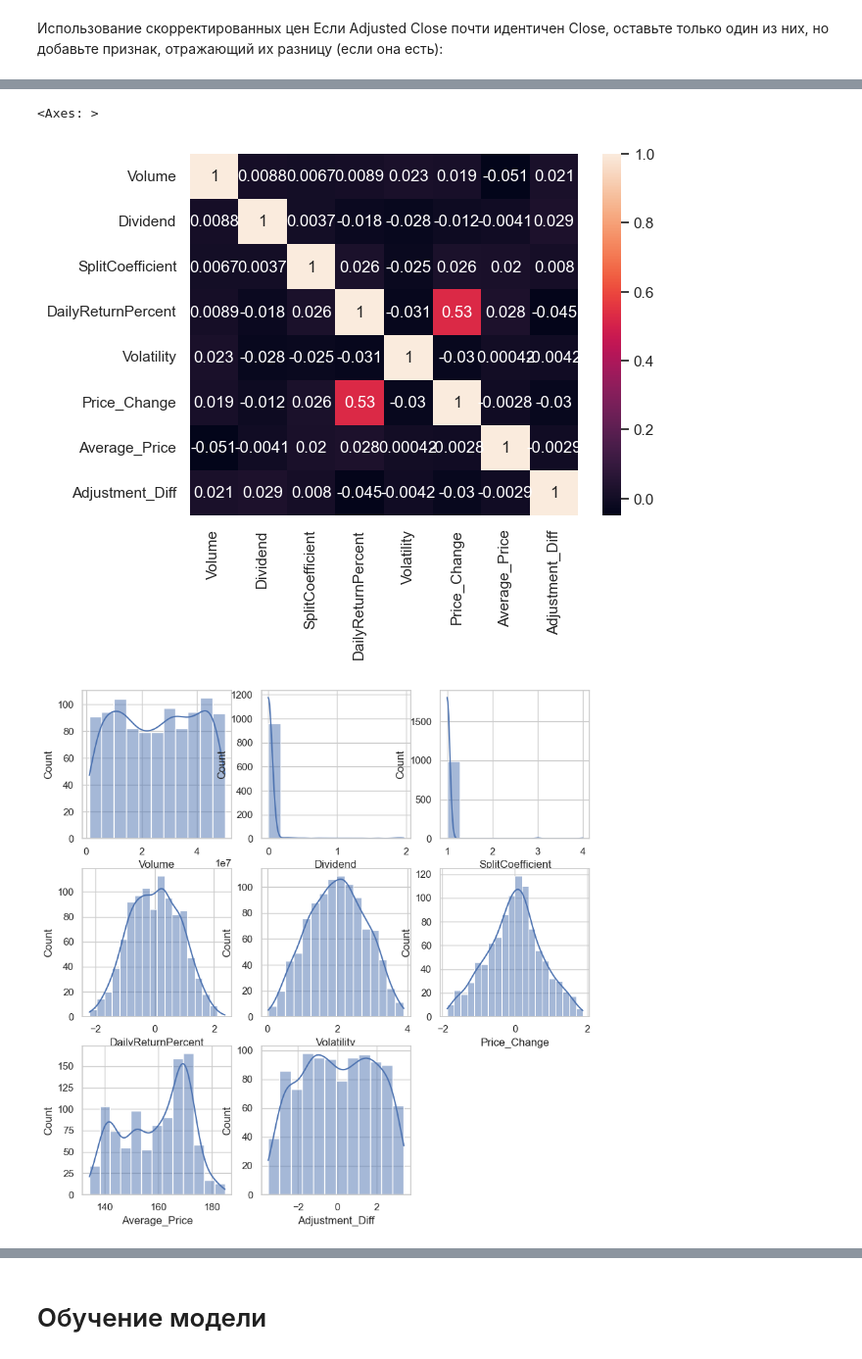
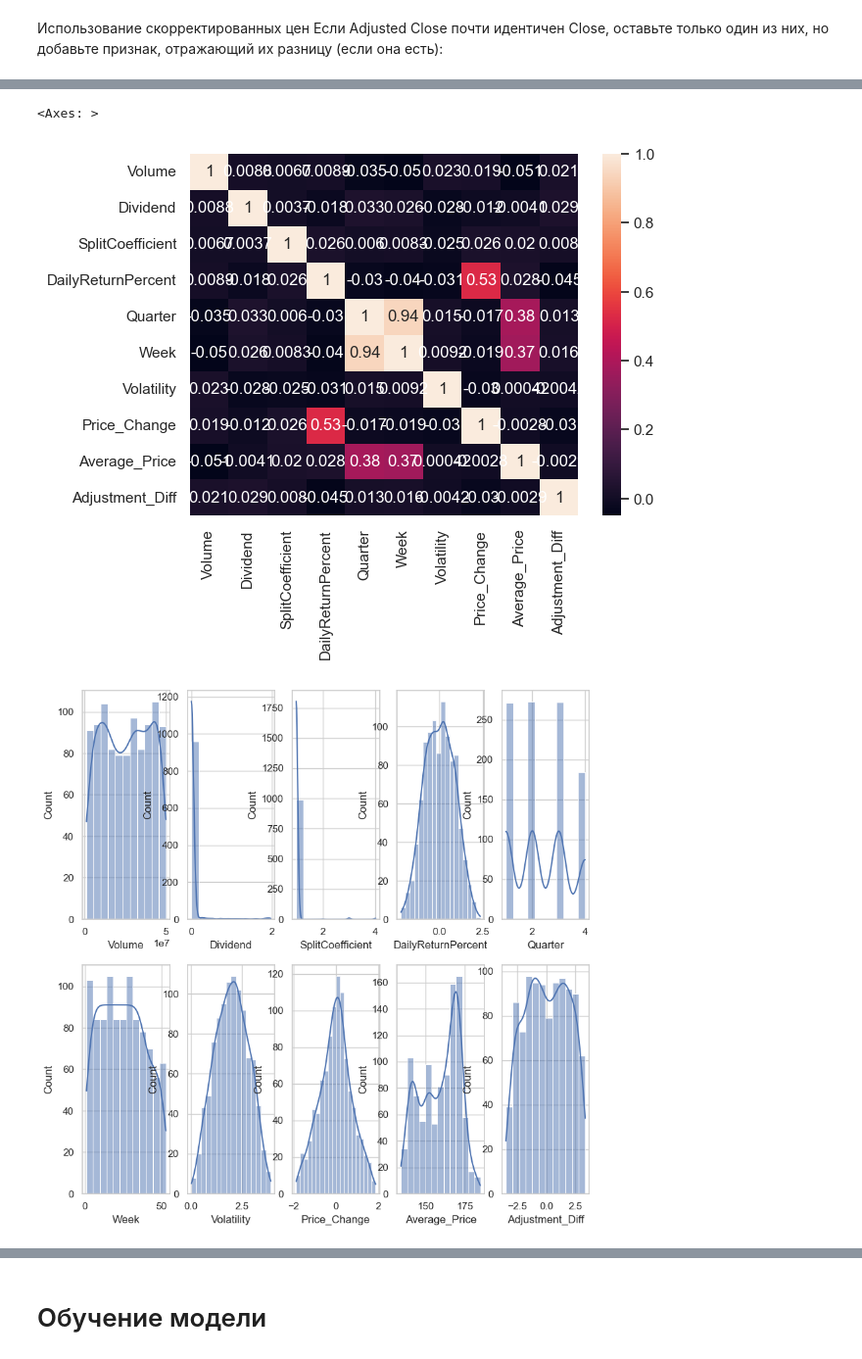
Before and after one commit to IamGuts/Stronghold_of_digital_martyrdom, a Jupyter notebook: Projects/Microsoft_Stock/Microsoft_Stock.ipynb, the cells around one changed output, grey strips where cells are left out. Shown at 98% size. Drawn from its saved outputs; the diff is of its cells as text; code cells hidden in the pictures.

```diff
--- a/Projects/Microsoft_Stock/Microsoft_Stock.ipynb
+++ b/Projects/Microsoft_Stock/Microsoft_Stock.ipynb
@@ -73,3 +77,7 @@ Name: count, Length: 1000, dtype: int64
+# %%
+df['Date'] =pd.to_datetime(df['Date'])
+df['Quarter'] = df['Date'].dt.quarter
+df['Week'] = df['Date'].dt.isocalendar().week
 # %%
 # Изменим индекс на дату , т.к. она уникальна
 df = df.set_index('Date')
@@ -160,16 +170,16 @@ sns.heatmap(data.corr(),
             fmt='.2g')
 # %% [output]
 <Axes: >
-[figure, old version]
+[figure, new version]
 # %%
 #график распределение данных
 plt.figure(figsize=(10,10))
 for ind, col in enumerate(data.columns):
 
-    plt.subplot(3,3,ind+1)
+    plt.subplot(2, 5,ind+1)
     sns.histplot(x= data[col],kde=True)
 # %% [output]
-[figure, old version]
+[figure, new version]
 # %%
 # Визуализируем выбросы
 plt.figure(figsize=(10,10))
```
Also changed, not shown: parts of 21 cells of this notebook.
